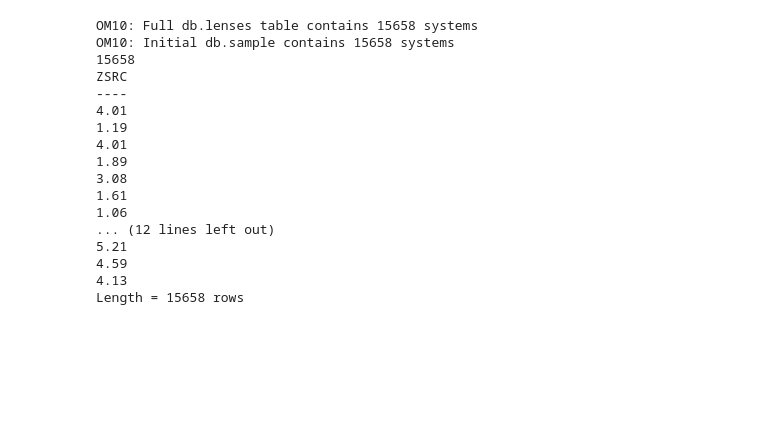
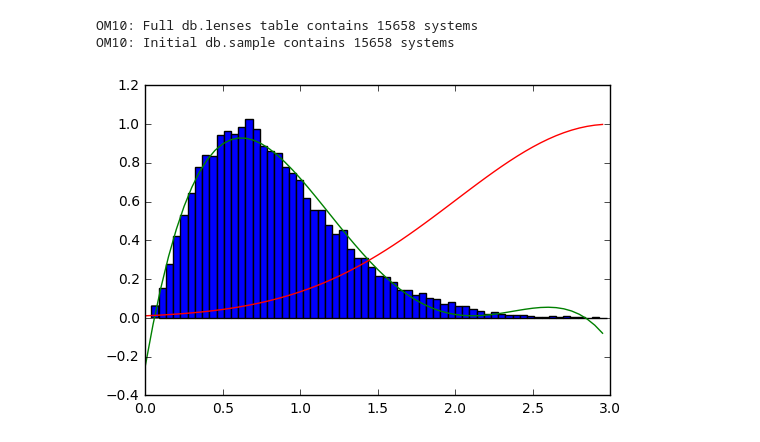
Before and after one commit to drphilmarshall/OM10, a Jupyter notebook: notebooks/Untitled2.ipynb, the cells around one changed output. Saved outputs shown, nothing was run; the diff lists cells and outputs as text; code cells hidden in the pictures; blank space fills up the shorter version.

Commit message:
reweighting finished, commenting slowly

```diff
--- a/notebooks/Untitled2.ipynb
+++ b/notebooks/Untitled2.ipynb
@@ -17,22 +12,9 @@ or matplotlib.backends is imported for the first time.
 # %%
 db = om10.DB(catalog='/Users/Jenny/Desktop/om10fork/om10/data/qso_mock.fits')
-print len(db.sample[db.sample['MAGI_IN']>0])
-print db.sample['ZSRC']
+db.gaussian_reweight(3.0, 1.0)
+#print len(db.sample[db.sample['MAGI_IN']>0])
+#print db.sample['ZSRC']
 # %% [output]
 OM10: Full db.lenses table contains 15658 systems
 OM10: Initial db.sample contains 15658 systems
-15658
-ZSRC
-----
-4.01
-1.19
-4.01
-1.89
-3.08
-1.61
-1.06
-... (12 lines left out)
-5.21
-4.59
-4.13
-Length = 15658 rows
+[figure, added]
```
Also changed, not shown: parts of 2 cells of this notebook, 7 other files.
